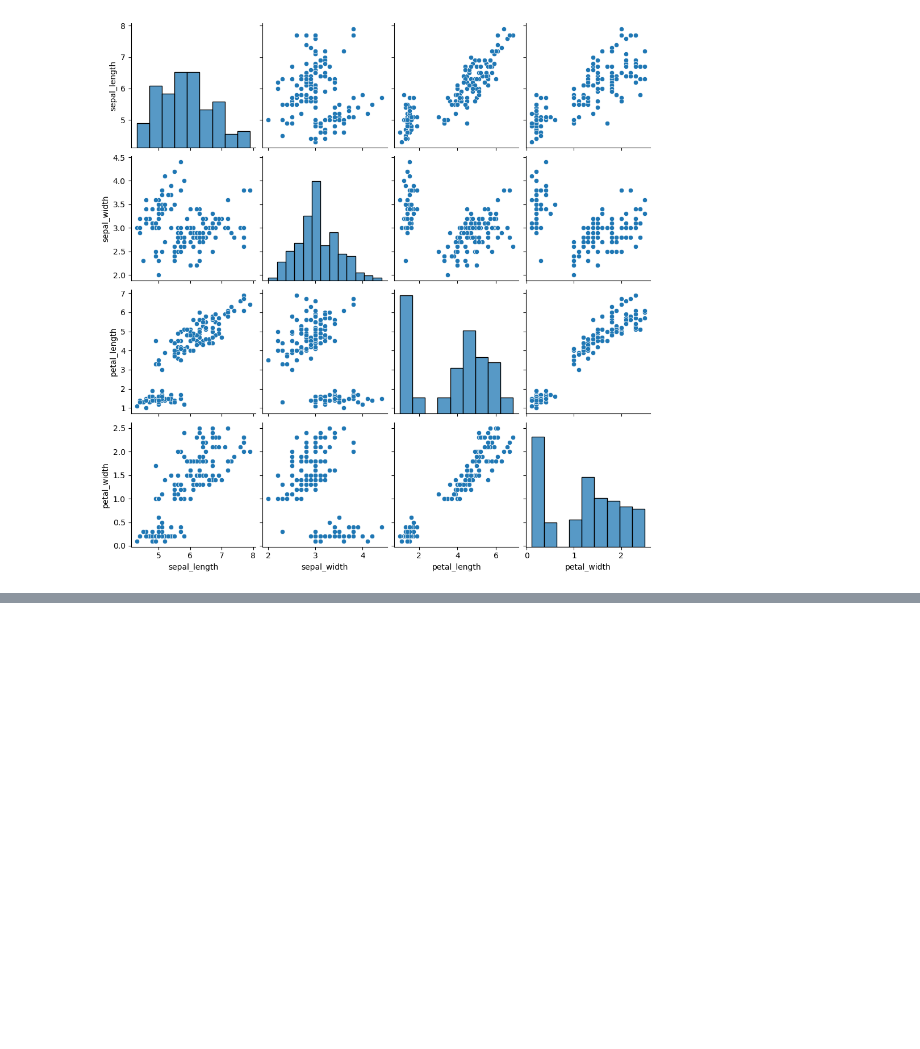
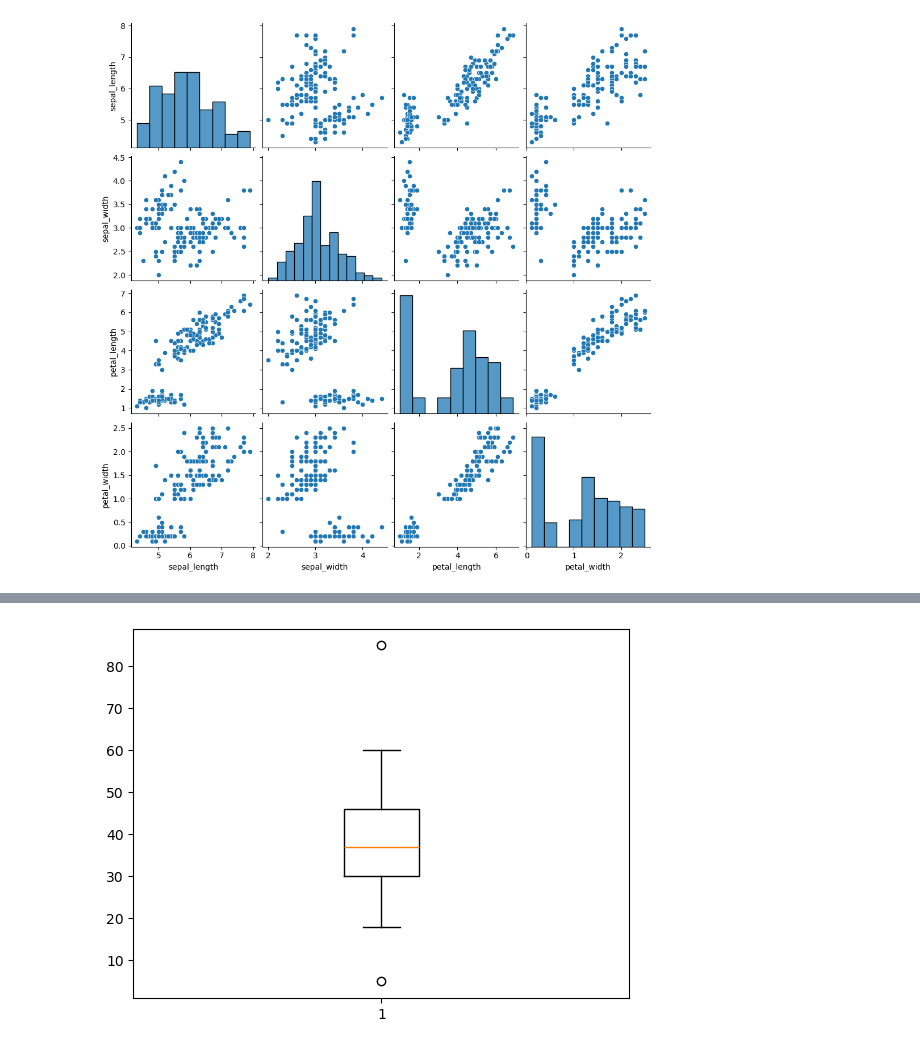
Before and after one commit to vaishnavijagtap0202-debug/Internship_codes_2026, a Jupyter notebook: Daily_codes/Week 5/matplotlib.ipynb, the cells around one changed output, grey strips where cells are left out. Drawn from its saved outputs; the diff is of its cells as text; code cells hidden in the pictures; blank space fills up the shorter version.

```diff
--- a/Daily_codes/Week 5/matplotlib.ipynb
+++ b/Daily_codes/Week 5/matplotlib.ipynb
@@ -222,0 +245,3 @@ sns.pairplot(iris);
+# %%
+df['Age'][2] = 5
+df['Age'][3] = 85
@@ -222,0 +266,4 @@ sns.pairplot(iris);
+# %%
+plt.boxplot(df['Age']);
+# %% [output]
+[figure, added]
```
Also changed, not shown: parts of 9 cells of this notebook.
